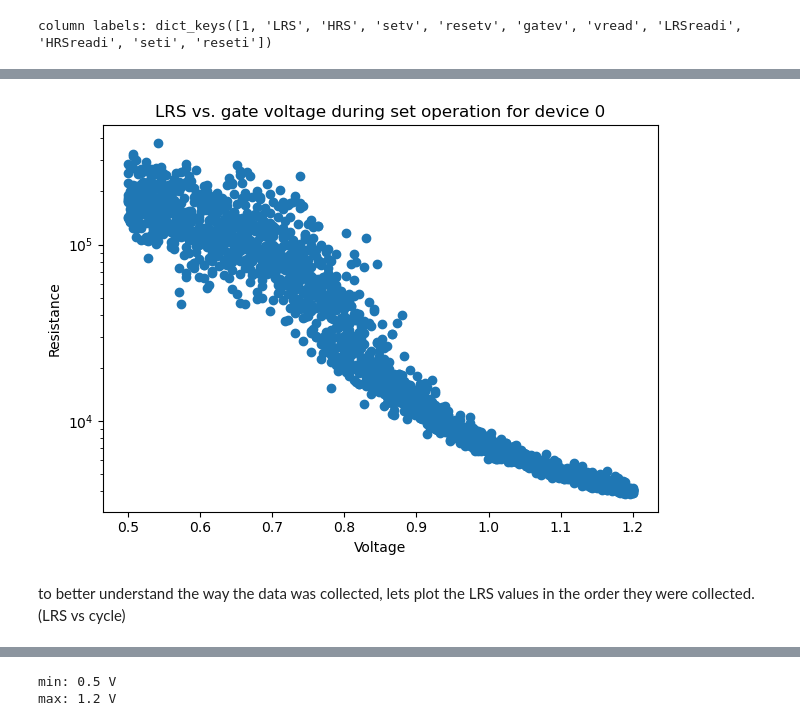
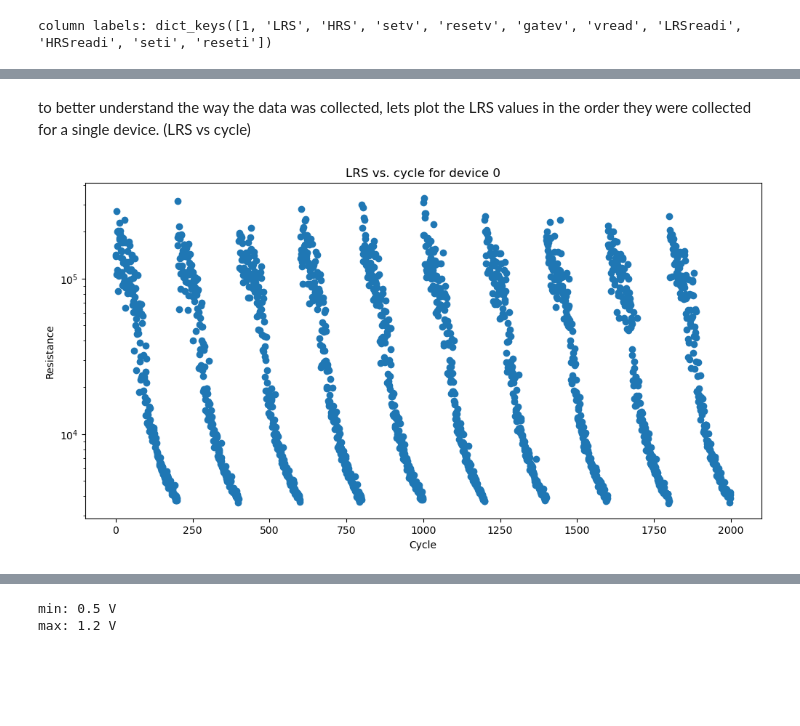
Before and after one commit to rfebbo/memr_dac, a Jupyter notebook: characterize_analog.ipynb, the cells around one changed output, grey strips where cells are left out. Saved outputs shown, nothing was run; the diff lists cells and outputs as text; code cells hidden in the pictures; blank space fills up the shorter version.

```diff
--- a/characterize_analog.ipynb
+++ b/characterize_analog.ipynb
@@ -1,15 +1,12 @@
 # %%
-import os
-import pandas as pd
 import matplotlib.pyplot as plt
-import matplotlib.colors as mcolors
-import regex as re
 import numpy as np
+import copy
 
 from read_1t1r_data import read_1t1r_data
 
 from matplotlib import rcParams
-rcParams.update({'figure.autolayout': True})
+rcParams.update({'figure.figsize': (12,6)})
 # %% [markdown]
 recursively search the folder for excel files starting with 'Prog'
 
@@ -19,5 +16,5 @@ the most important components of this data are HRS and LRS values as a function
 # %%
-_, prog_data = read_1t1r_data(dir='.', type='Prog')
+_, prog_data, filenames = read_1t1r_data(dir='.', type='Prog')
 
 print(f"{len(prog_data)} devices tested using the analog programming test method Prog")
 # %% [output]
@@ -32,0 +30,10 @@ lets plot LRS vs. gate voltage used during set for device 0 in log scale
+# %%
+fig, ax = plt.subplots(figsize=(25,25))
+for f, d in zip(filenames, prog_data):
+    plt.title(f'LRS vs. gate voltage during set operation')
+    plt.scatter(d['gatev'], d['LRS'], marker='.', label=f)
+    plt.ylabel('Resistance')
+    plt.xlabel('Voltage')
+    plt.yscale('log')
+plt.legend()
+plt.show()
@@ -33,15 +42,13 @@ lets plot LRS vs. gate voltage used during set for device 0 in log scale
+# %% [markdown]
+to better understand the way the data was collected, lets plot the LRS values in the order they were collected for a single device. (LRS vs cycle)
 # %%
 test_device = 0
-test_LRS = prog_data[test_device]['LRS']
-test_gatev = prog_data[test_device]['gatev']
 
-plt.title(f'LRS vs. gate voltage during set operation for device {test_device}')
-plt.scatter(test_gatev, test_LRS)
+plt.title(f'LRS vs. cycle for device {test_device}')
+plt.scatter(range(len(prog_data[test_device]['LRS'])), prog_data[test_device]['LRS'])
 plt.ylabel('Resistance')
-plt.xlabel('Voltage')
+plt.xlabel('Cycle')
 plt.yscale('log')
 plt.show()
 # %% [output]
-[figure, old version]
+[figure, new version]
-# %% [markdown]
-to better understand the way the data was collected, lets plot the LRS values in the order they were collected. (LRS vs cycle)
```
Also changed, not shown: parts of 17 cells of this notebook, 1 other file.
